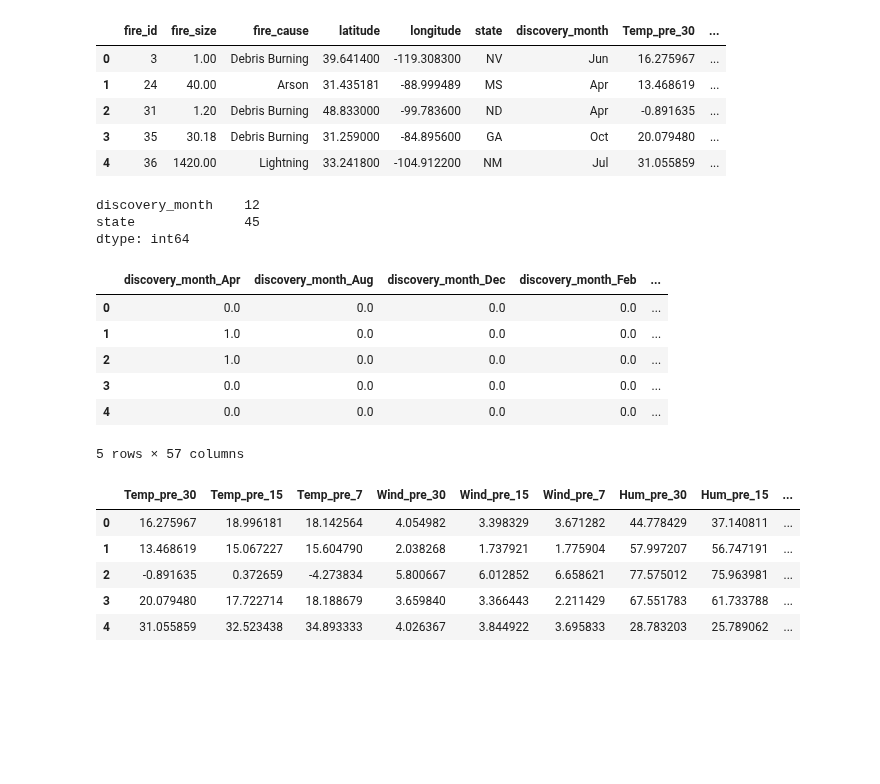
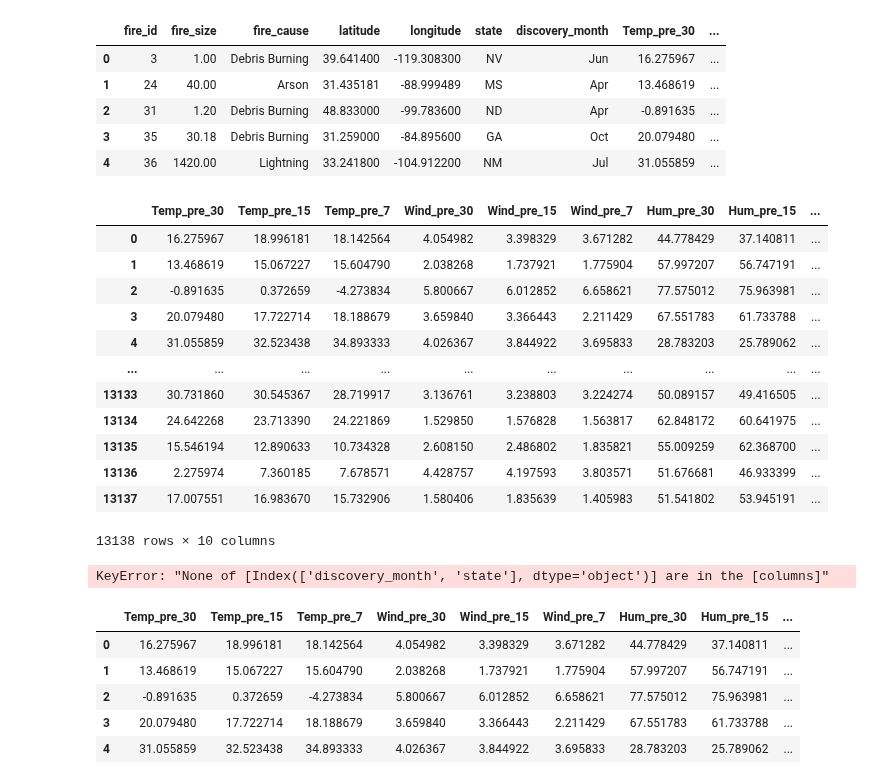
Before and after one commit to goatgirl86/Final_Project_Wildfires, a Jupyter notebook: NN_new.ipynb, the cells around one changed output. Drawn from its saved outputs; the diff is of its cells as text; code cells hidden in the pictures; blank space fills up the shorter version.

```diff
--- a/NN_new.ipynb
+++ b/NN_new.ipynb
@@ -26,18 +26,29 @@ df.head()
 | 3 | 35 | 30.18 | Debris Burning | 31.259000 | -84.895600 | GA | Oct | 20.079480 | ... |
 | 4 | 36 | 1420.00 | Lightning | 33.241800 | -104.912200 | NM | Jul | 31.055859 | ... |
 # %%
-df=df.drop(columns=["fire_id", "fire_size", "latitude", "longitude", "fire_size_bin", "year", "fire_cause", "putout_time"])
+df=df.drop(columns=["fire_id", "fire_size", "latitude", "longitude", "fire_size_bin", "year", "fire_cause", "putout_time", "state", "discovery_month"])
 
 # Generate our categorical variable list
 #cat = df.dtypes[df.dtypes == "object"].index.tolist()
-cat=['discovery_month', 'state']
+#cat=['discovery_month', 'state']
 
 # Check the number of unique values in each column
-df[cat].nunique()
+#df[cat].nunique()
+df
 # %% [output]
+|  | Temp_pre_30 | Temp_pre_15 | Temp_pre_7 | Wind_pre_30 | Wind_pre_15 | Wind_pre_7 | Hum_pre_30 | Hum_pre_15 | ... |
+| 0 | 16.275967 | 18.996181 | 18.142564 | 4.054982 | 3.398329 | 3.671282 | 44.778429 | 37.140811 | ... |
+| 1 | 13.468619 | 15.067227 | 15.604790 | 2.038268 | 1.737921 | 1.775904 | 57.997207 | 56.747191 | ... |
+| 2 | -0.891635 | 0.372659 | -4.273834 | 5.800667 | 6.012852 | 6.658621 | 77.575012 | 75.963981 | ... |
+| 3 | 20.079480 | 17.722714 | 18.188679 | 3.659840 | 3.366443 | 2.211429 | 67.551783 | 61.733788 | ... |
+| 4 | 31.055859 | 32.523438 | 34.893333 | 4.026367 | 3.844922 | 3.695833 | 28.783203 | 25.789062 | ... |
+| ... | ... | ... | ... | ... | ... | ... | ... | ... | ... |
+| 13133 | 30.731860 | 30.545367 | 28.719917 | 3.136761 | 3.238803 | 3.224274 | 50.089157 | 49.416505 | ... |
+| 13134 | 24.642268 | 23.713390 | 24.221869 | 1.529850 | 1.576828 | 1.563817 | 62.848172 | 60.641975 | ... |
+| 13135 | 15.546194 | 12.890633 | 10.734328 | 2.608150 | 2.486802 | 1.835821 | 55.009259 | 62.368700 | ... |
+| 13136 | 2.275974 | 7.360185 | 7.678571 | 4.428757 | 4.197593 | 3.803571 | 51.676681 | 46.933399 | ... |
+| 13137 | 17.007551 | 16.983670 | 15.732906 | 1.580406 | 1.835639 | 1.405983 | 51.541802 | 53.945191 | ... |
-discovery_month    12
-state              45
-dtype: int64
+13138 rows × 10 columns
 # %%
 # Create a OneHotEncoder instance
 enc = OneHotEncoder(sparse=False)
@@ -49,13 +60,7 @@ encode_df = pd.DataFrame(enc.fit_transform(df[cat]))
 encode_df.columns = enc.get_feature_names(cat)
 encode_df.head()
 # %% [output]
-|  | discovery_month_Apr | discovery_month_Aug | discovery_month_Dec | discovery_month_Feb | ... |
-| 0 | 0.0 | 0.0 | 0.0 | 0.0 | ... |
-| 1 | 1.0 | 0.0 | 0.0 | 0.0 | ... |
-| 2 | 1.0 | 0.0 | 0.0 | 0.0 | ... |
-| 3 | 0.0 | 0.0 | 0.0 | 0.0 | ... |
-| 4 | 0.0 | 0.0 | 0.0 | 0.0 | ... |
-5 rows × 57 columns
+KeyError: "None of [Index(['discovery_month', 'state'], dtype='object')] are in the [columns]"
 # %%
 # Merge one-hot encoded features and drop the originals
 df= df.merge(encode_df,left_index=True, right_index=True)
```
Also changed, not shown: parts of 4 cells of this notebook.
